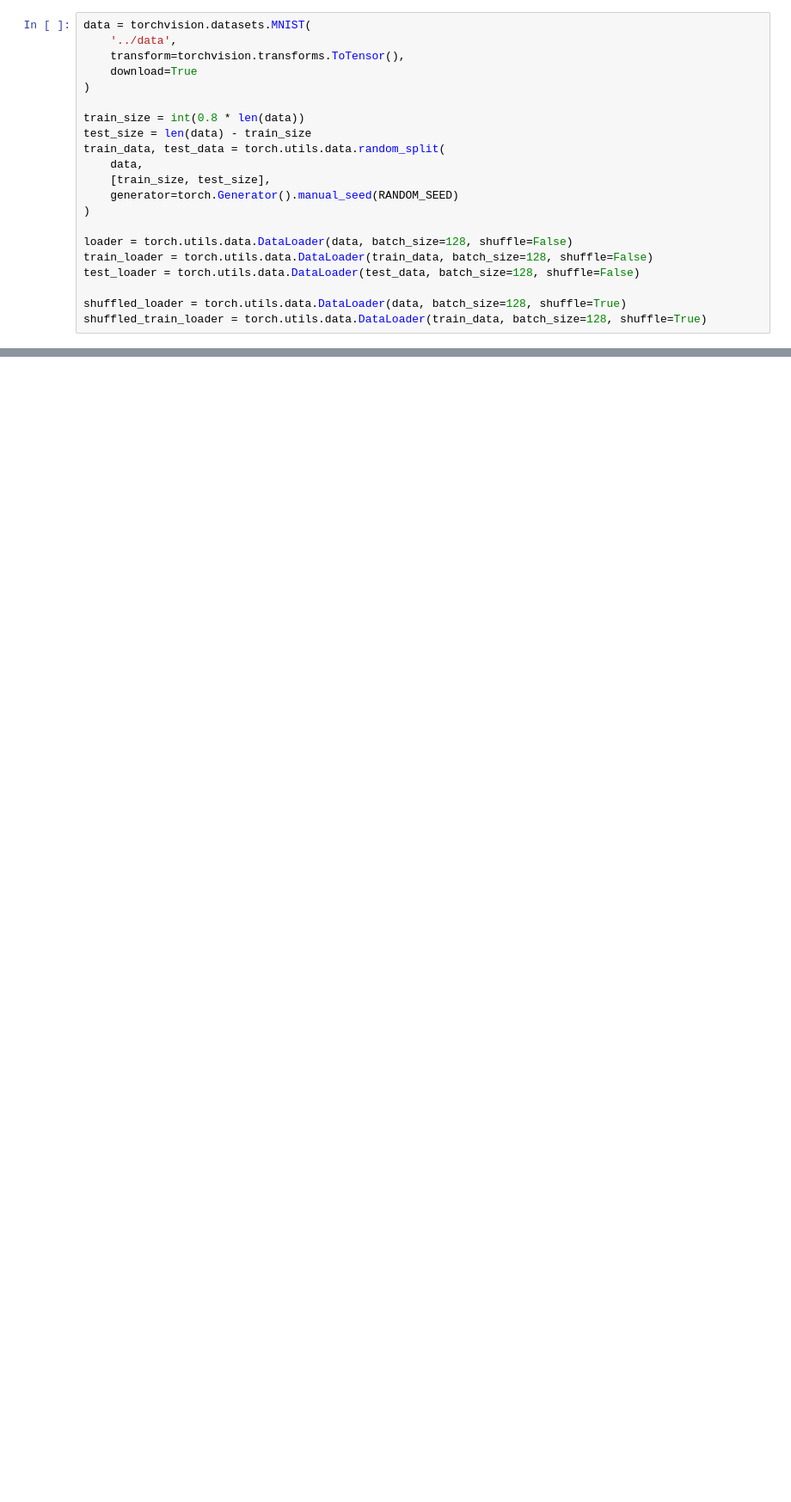
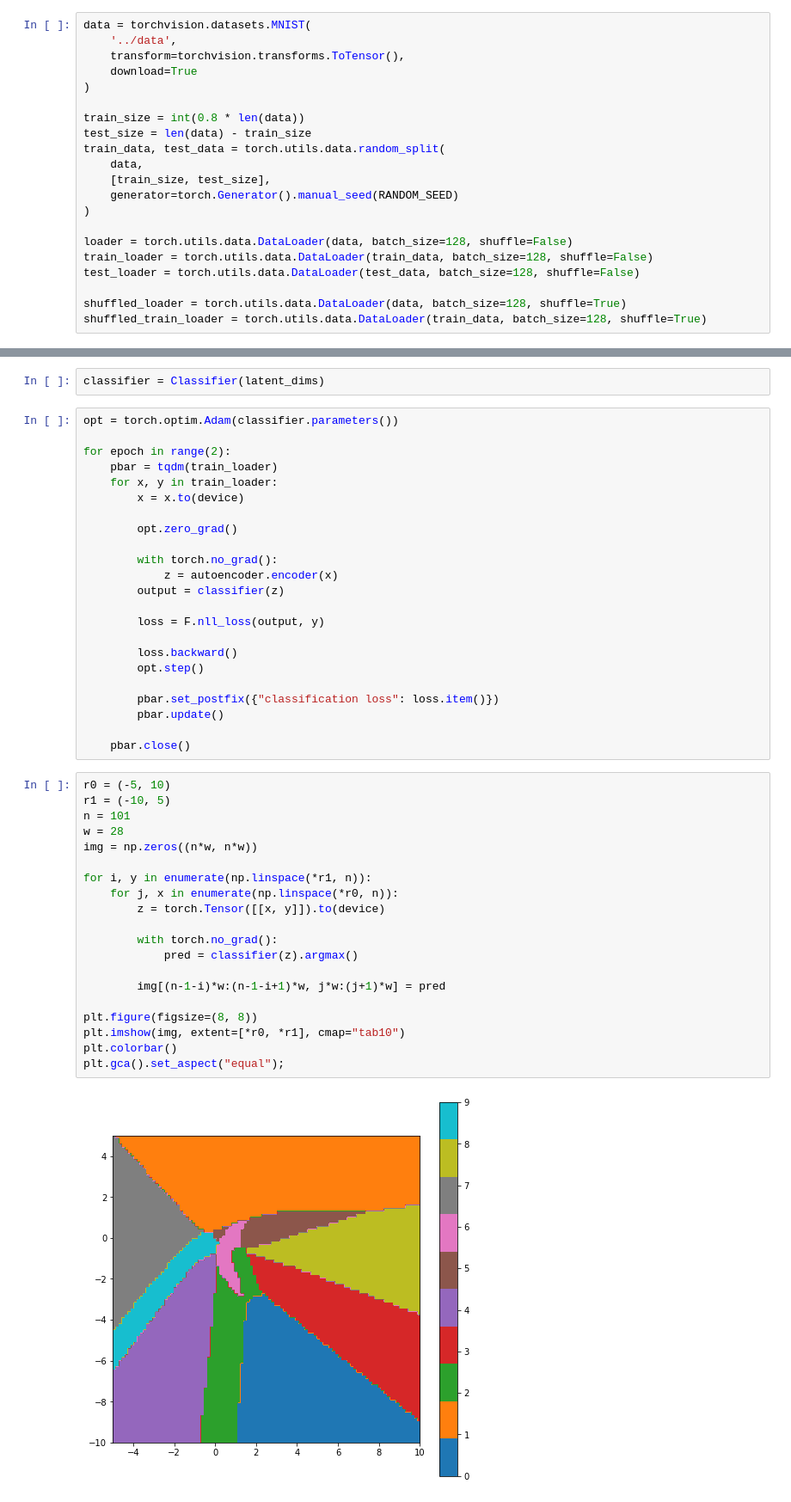
Before and after one commit to KrisNguyen135/Talks, a Jupyter notebook: semi_supervised_vae/notebooks/Autoencoder.ipynb, the cells around one changed output, grey strips where cells are left out. Shown at 86% size. Cells and saved outputs as stored; diff of their text form; blank space fills up the shorter version.

Commit message:
classifier

```diff
--- a/semi_supervised_vae/notebooks/Autoencoder.ipynb
+++ b/semi_supervised_vae/notebooks/Autoencoder.ipynb
@@ -166,0 +176,47 @@ plot_reconstructed(autoencoder)
+# %%
+classifier = Classifier(latent_dims)
+# %%
+opt = torch.optim.Adam(classifier.parameters())
+
+for epoch in range(2):
+    pbar = tqdm(train_loader)
+    for x, y in train_loader:
+        x = x.to(device)
+
+        opt.zero_grad()
+
+        with torch.no_grad():
+            z = autoencoder.encoder(x)
+        output = classifier(z)
+
+        loss = F.nll_loss(output, y)
+
+        loss.backward()
+        opt.step()
+
+        pbar.set_postfix({"classification loss": loss.item()})
+        pbar.update()
+
+    pbar.close()
+# %%
+r0 = (-5, 10)
+r1 = (-10, 5)
+n = 101
+w = 28
+img = np.zeros((n*w, n*w))
+
+for i, y in enumerate(np.linspace(*r1, n)):
+    for j, x in enumerate(np.linspace(*r0, n)):
+        z = torch.Tensor([[x, y]]).to(device)
+
+        with torch.no_grad():
+            pred = classifier(z).argmax()
+
+        img[(n-1-i)*w:(n-1-i+1)*w, j*w:(j+1)*w] = pred
+
+plt.figure(figsize=(8, 8))
+plt.imshow(img, extent=[*r0, *r1], cmap="tab10")
+plt.colorbar()
+plt.gca().set_aspect("equal");
+# %% [output]
+[figure, added]
```
Also changed, not shown: parts of 6 cells of this notebook, 1 other file.
